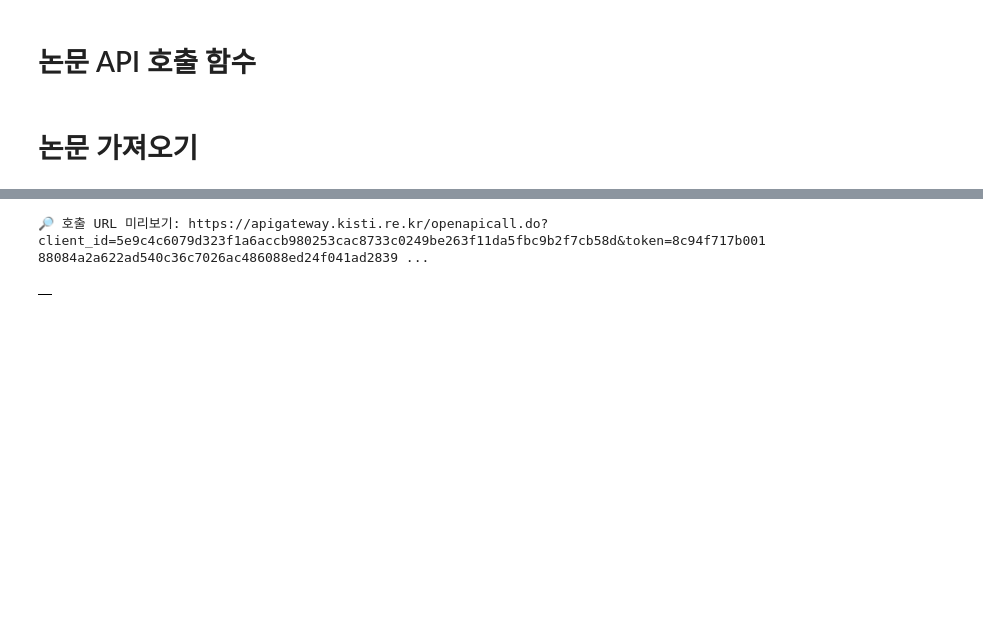
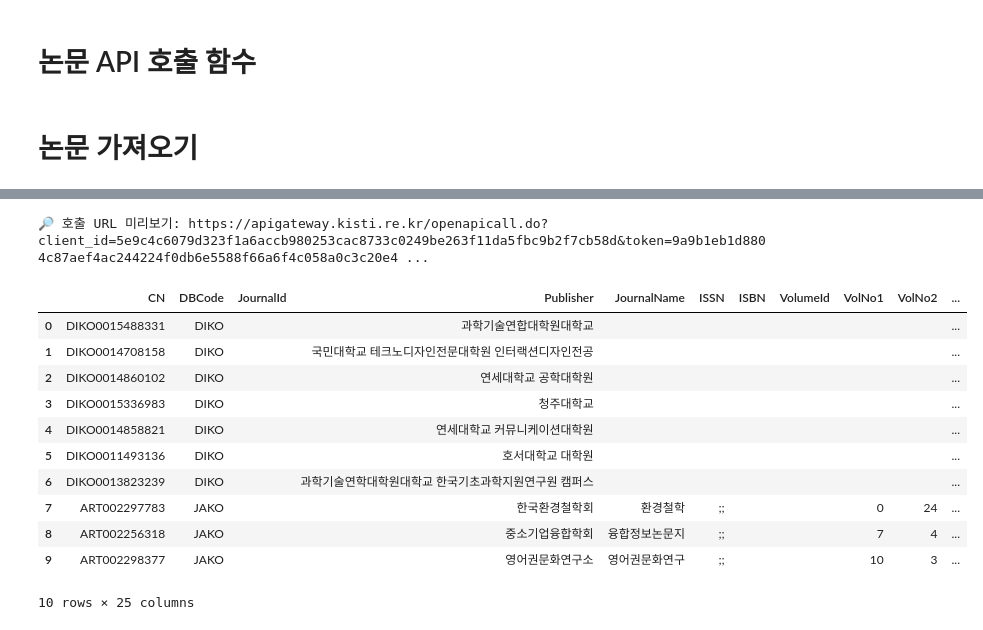
Before and after one commit to semistone97/kisti_recommender, a Jupyter notebook: notebooks/get_articles.ipynb, the cells around one changed output, grey strips where cells are left out. Drawn from its saved outputs; the diff is of its cells as text; code cells hidden in the pictures; blank space fills up the shorter version.

```diff
--- a/notebooks/get_articles.ipynb
+++ b/notebooks/get_articles.ipynb
@@ -171,23 +171,47 @@ print(df['Abstract'].iloc[0])
 한국인의 3차원 무릎관절 구축 및 형상 측정
 It is necessary to have a model that describes the feature of the knee Joint with a sufficient accuracy. Koreans, however, do not have their own knee joint model to be used in the total knee replaceme ...
+# %%
+query = {
+    "BI": 'AI',  # 전체
+    # "TI": None,  # 논문명
+    # "AU": None,  # 저자
+    # "AB": None,  # 초록
+    # "KW": None,  # 키워드
+    # "PB": None,  # 출판사(발행기관)
+    # "SN": None,  # ISSN
+    # "BN": None,  # ISBN
+    # "PY": None,  # 발행년도
+    # "CN": None,  # 문헌번호
+    # "DI": None   # DOI
+}
+# 쿼리 인코딩
+json_query = json.dumps(query, separators=(',', ':'))
 # %%
 import os
 from dotenv import load_dotenv
 
 load_dotenv(override=True)
 
 CLIENT_ID = os.getenv("SCIENCEON_CLIENT_ID")
 ARTI_KEY = os.getenv("SCIENCEON_API_KEY")
 MAC_ADDRESS = os.getenv("MAC_ADDRESS")
 
 access_token = call_access_token(MAC_ADDRESS, ARTI_KEY, CLIENT_ID)
 
-
-query = 'Architectural Urbanism'
-
-xml = ARTI_search(CLIENT_ID, access_token, query)
+xml = ARTI_search(CLIENT_ID, access_token, json_query)
 df = xml_to_df(xml)
 display(df)
 # %% [output]
-🔎 호출 URL 미리보기: https://apigateway.kisti.re.kr/openapicall.do?client_id=5e9c4c6079d323f1a6accb980253cac8733c0249be263f11da5fbc9b2f7cb58d&token=8c94f717b00188084a2a622ad540c36c7026ac486088ed24f041ad2839 ...
+🔎 호출 URL 미리보기: https://apigateway.kisti.re.kr/openapicall.do?client_id=5e9c4c6079d323f1a6accb980253cac8733c0249be263f11da5fbc9b2f7cb58d&token=9a9b1eb1d8804c87aef4ac244224f0db6e5588f66a6f4c058a0c3c20e4 ...
-|  |
+|  | CN | DBCode | JournalId | Publisher | JournalName | ISSN | ISBN | VolumeId | VolNo1 | VolNo2 | ... |
+| 0 | DIKO0015488331 | DIKO |  | 과학기술연합대학원대학교 |  |  |  |  |  |  | ... |
+| 1 | DIKO0014708158 | DIKO |  | 국민대학교 테크노디자인전문대학원 인터랙션디자인전공 |  |  |  |  |  |  | ... |
+| 2 | DIKO0014860102 | DIKO |  | 연세대학교 공학대학원 |  |  |  |  |  |  | ... |
+| 3 | DIKO0015336983 | DIKO |  | 청주대학교 |  |  |  |  |  |  | ... |
+| 4 | DIKO0014858821 | DIKO |  | 연세대학교 커뮤니케이션대학원 |  |  |  |  |  |  | ... |
+| 5 | DIKO0011493136 | DIKO |  | 호서대학교 대학원 |  |  |  |  |  |  | ... |
+| 6 | DIKO0013823239 | DIKO |  | 과학기술연학대학원대학교 한국기초과학지원연구원 캠퍼스 |  |  |  |  |  |  | ... |
+| 7 | ART002297783 | JAKO |  | 한국환경철학회 | 환경철학 | ;; |  |  | 0 | 24 | ... |
+| 8 | ART002256318 | JAKO |  | 중소기업융합학회 | 융합정보논문지 | ;; |  |  | 7 | 4 | ... |
+| 9 | ART002298377 | JAKO |  | 영어권문화연구소 | 영어권문화연구 | ;; |  |  | 10 | 3 | ... |
+10 rows × 25 columns
```
Also changed, not shown: parts of 1 cell of this notebook, 1 other file.
